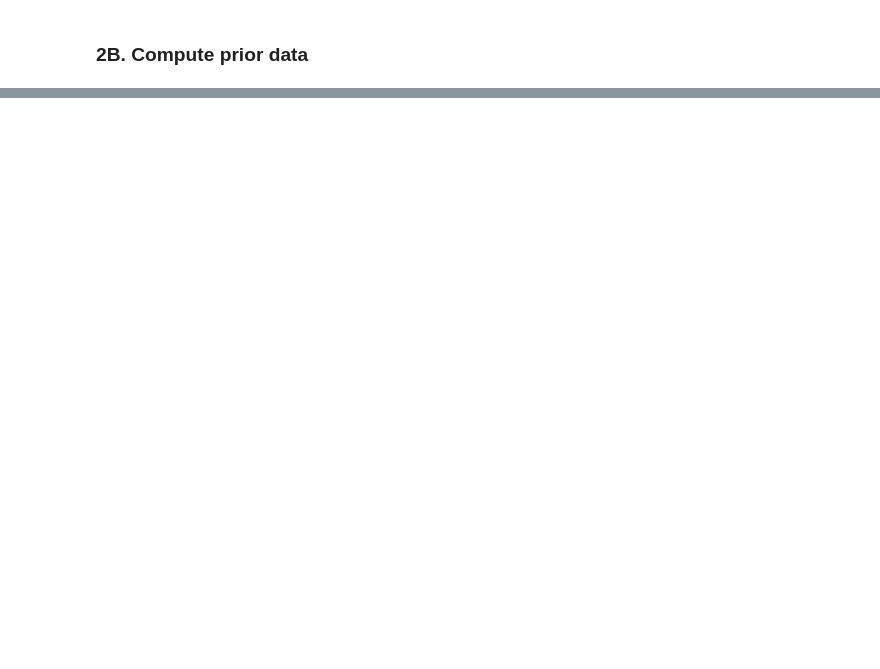
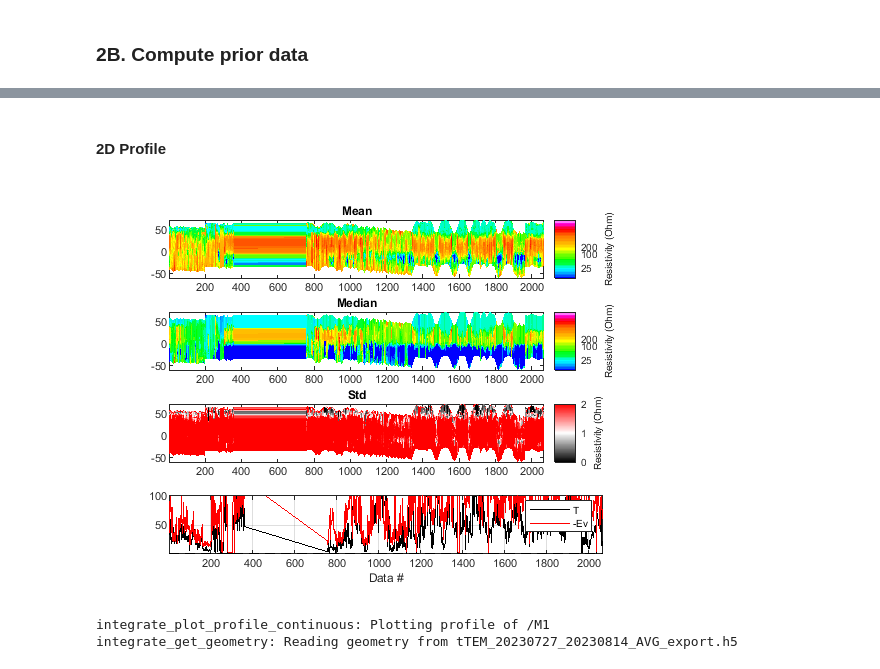
Before and after one commit to cultpenguin/integrate, a Jupyter notebook: doc/notebooks_matlab/matlab_ex_daugaard.ipynb, the cells around one changed output, grey strips where cells are left out. Saved outputs shown, nothing was run; the diff lists cells and outputs as text; code cells hidden in the pictures; blank space fills up the shorter version.

```diff
--- a/doc/notebooks_matlab/matlab_ex_daugaard.ipynb
+++ b/doc/notebooks_matlab/matlab_ex_daugaard.ipynb
@@ -149,0 +212,10 @@ path
+# %% [markdown]
+#### 2D Profile
+# %%
+iplot=find( (LINE>=1900) & (LINE<=1930) );
+iplot=find( (LINE<500));
+integrate_plot_profile(f_post_h5,iplot);
+# %% [output]
+[figure, added]
+integrate_plot_profile_continuous: Plotting profile of /M1
+integrate_get_geometry: Reading geometry from tTEM_20230727_20230814_AVG_export.h5
```
Also changed, not shown: parts of 23 cells of this notebook.
